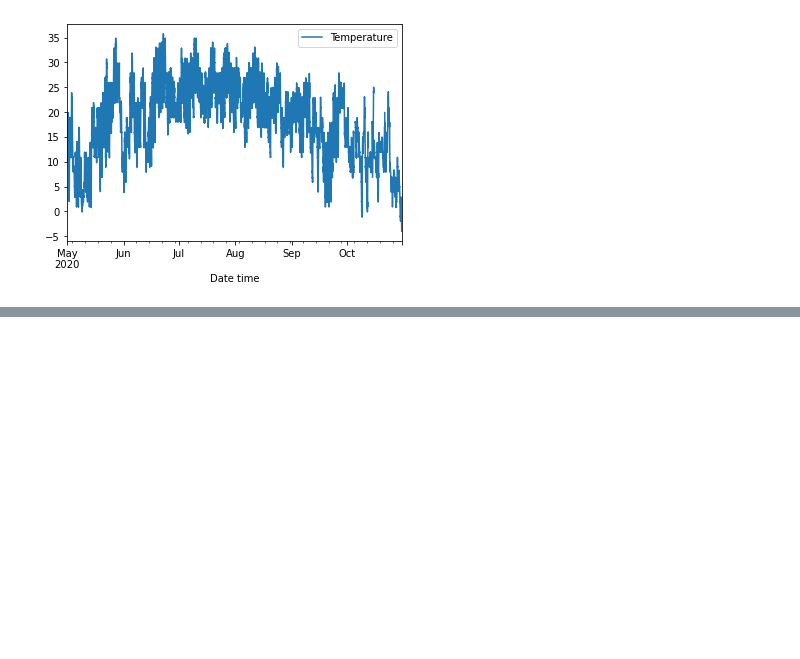
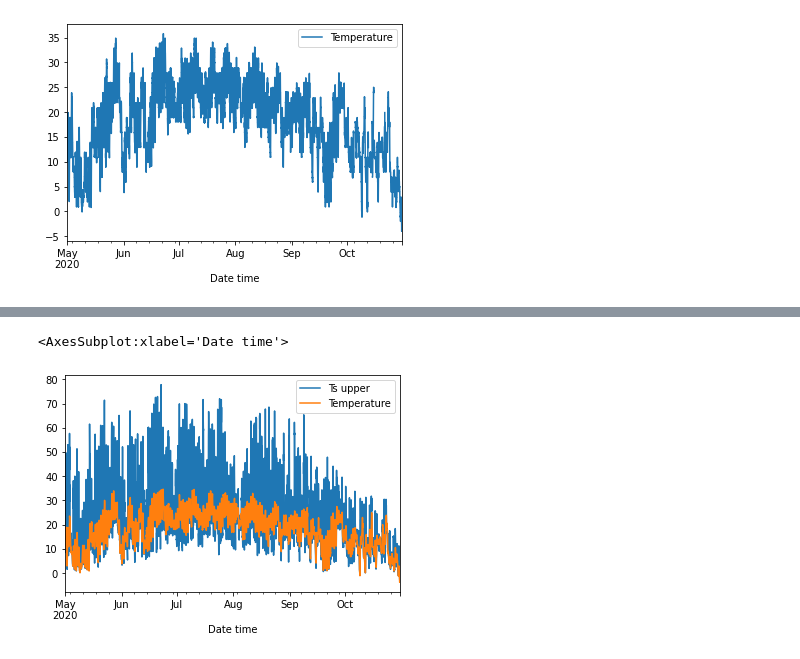
Before and after one commit to yvesdubief/UVM-ME144-Heat-Transfer, a Jupyter notebook: Snow-Cooling/Data-manipulation-1.ipynb, the cells around one changed output, grey strips where cells are left out. Saved outputs shown, nothing was run; the diff lists cells and outputs as text; code cells hidden in the pictures; blank space fills up the shorter version.

```diff
--- a/Snow-Cooling/Data-manipulation-1.ipynb
+++ b/Snow-Cooling/Data-manipulation-1.ipynb
@@ -32,0 +255,6 @@ weather.plot(y="Temperature")
+# %%
+ax0 = weather_1H.plot(y='Ts upper')
+weather_1H.plot(y='Temperature',ax = ax0)
+# %% [output]
+<AxesSubplot:xlabel='Date time'>
+[figure, added]
```
Also changed, not shown: parts of 12 cells of this notebook, 2 other files.
